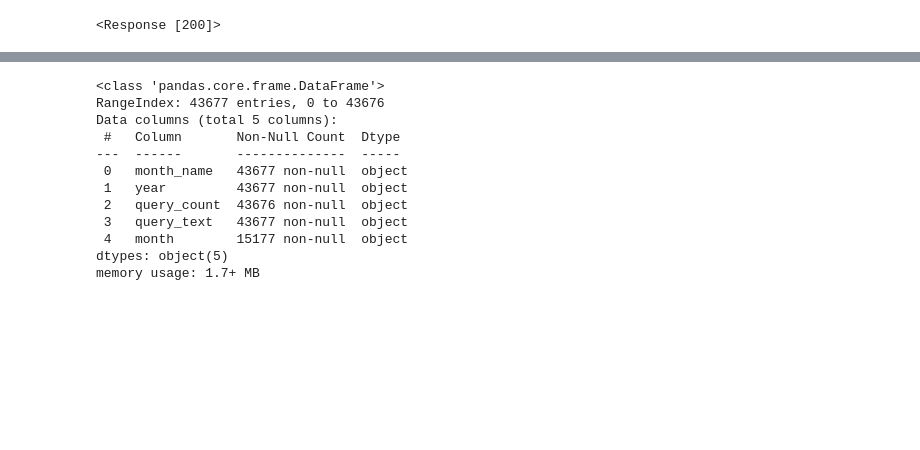
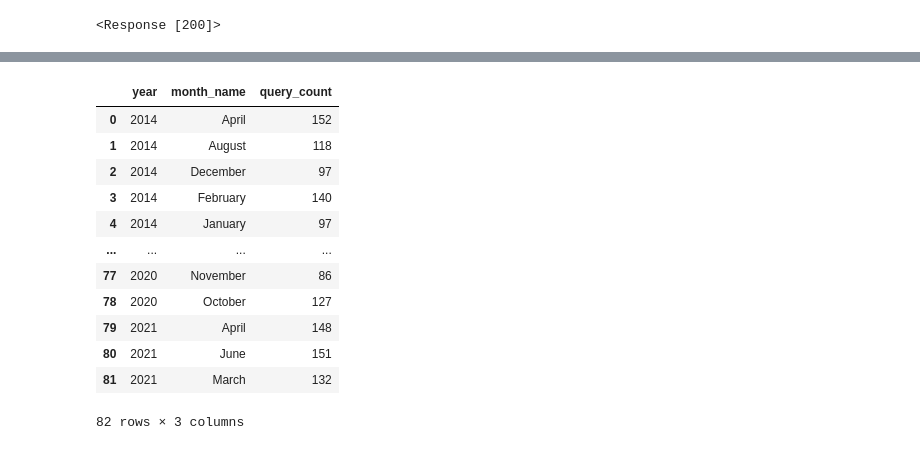
Before and after one commit to CaitlinC91/socrata_api-CaitlinC91, a Jupyter notebook: socrata.ipynb, the cells around one changed output, grey strips where cells are left out. Cells and saved outputs as stored; diff of their text form; code cells hidden in the pictures; blank space fills up the shorter version.

```diff
--- a/socrata.ipynb
+++ b/socrata.ipynb
@@ -152,15 +228,16 @@ maps_query = pd.DataFrame(res4)
 # %%
-maps_query.info()
+maps_query
 # %% [output]
+|  | year | month_name | query_count |
+| 0 | 2014 | April | 152 |
+| 1 | 2014 | August | 118 |
+| 2 | 2014 | December | 97 |
+| 3 | 2014 | February | 140 |
+| 4 | 2014 | January | 97 |
+| ... | ... | ... | ... |
+| 77 | 2020 | November | 86 |
+| 78 | 2020 | October | 127 |
+| 79 | 2021 | April | 148 |
+| 80 | 2021 | June | 151 |
+| 81 | 2021 | March | 132 |
-<class 'pandas.core.frame.DataFrame'>
-RangeIndex: 43677 entries, 0 to 43676
-Data columns (total 5 columns):
- #   Column       Non-Null Count  Dtype
----  ------       --------------  -----
- 0   month_name   43677 non-null  object
- 1   year         43677 non-null  object
- 2   query_count  43676 non-null  object
- 3   query_text   43677 non-null  object
- 4   month        15177 non-null  object
-dtypes: object(5)
-memory usage: 1.7+ MB
+82 rows × 3 columns
```
Also changed, not shown: parts of 9 cells of this notebook.
